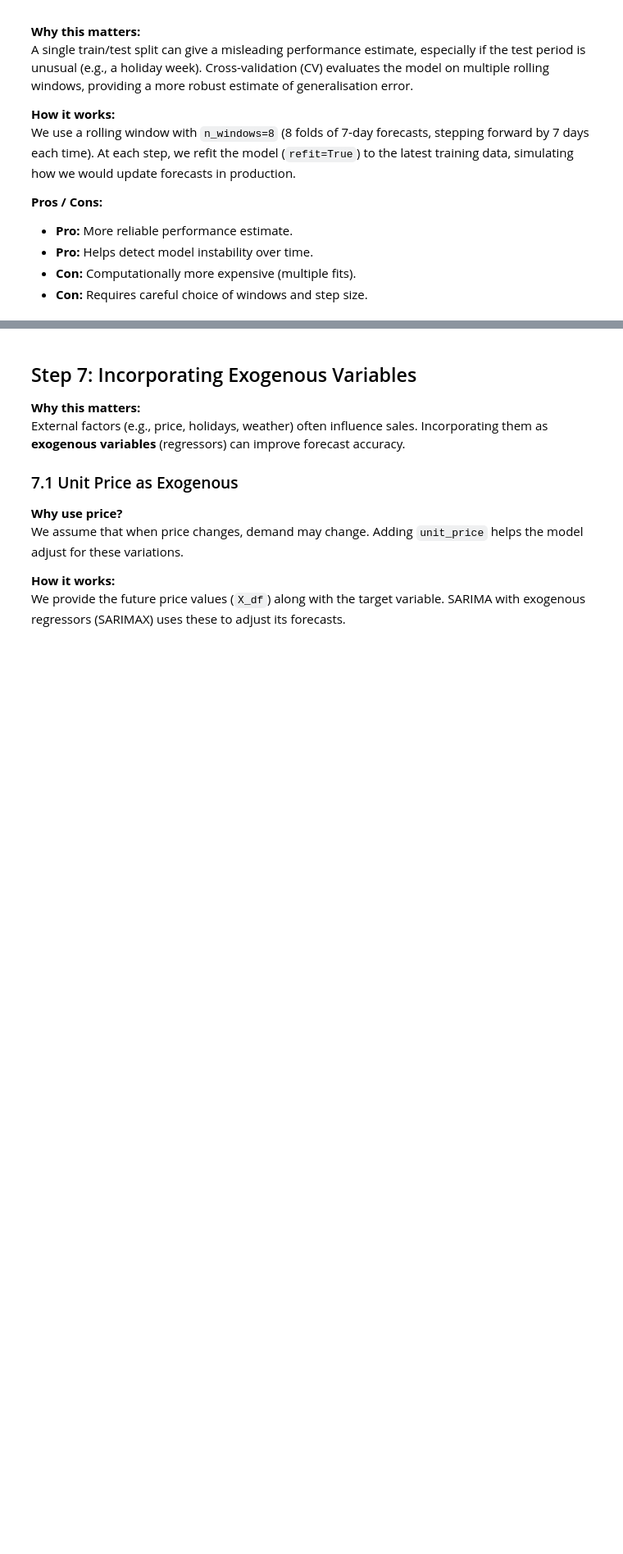
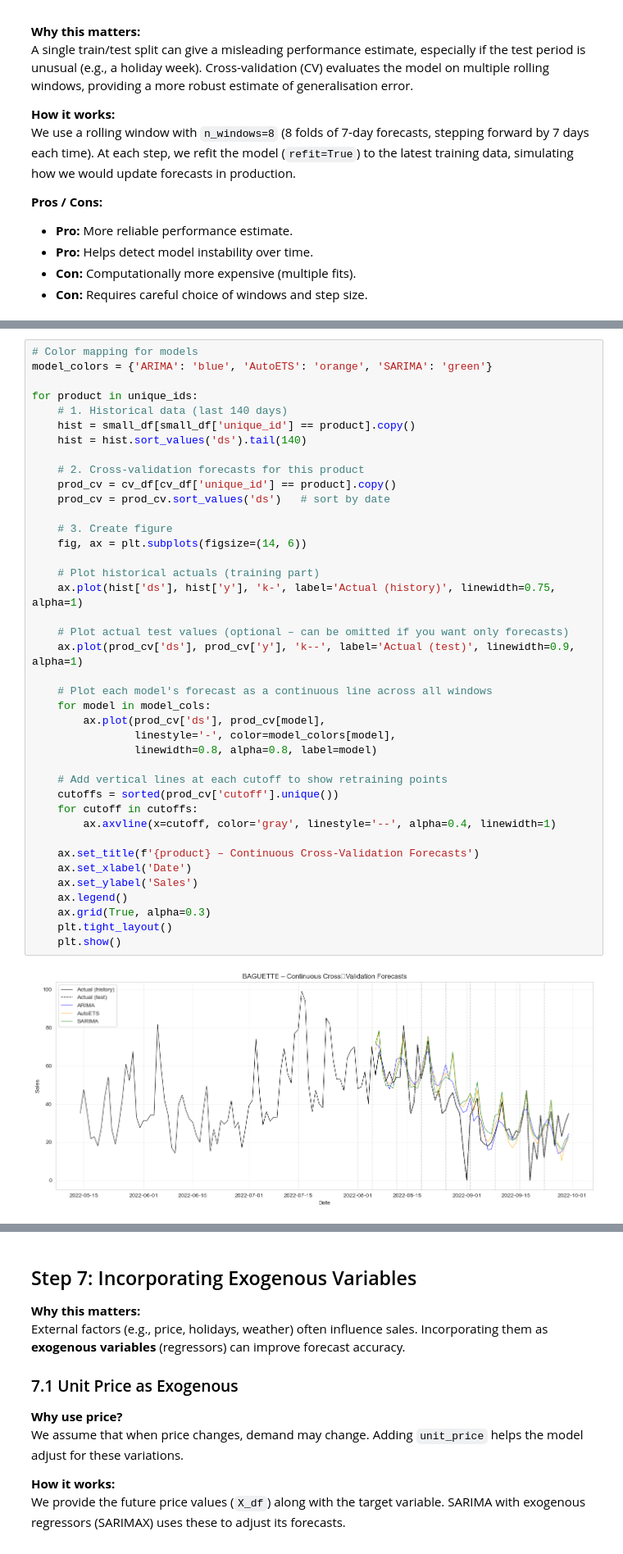
Before and after one commit to tendekaibillymadyara-sys/Time_Series_Forcast, a Jupyter notebook: Time_Series_Forcast/Analysis.ipynb, the cells around one changed output, grey strips where cells are left out. Shown at 82% size. Drawn from its saved outputs; the diff is of its cells as text; blank space fills up the shorter version.

```diff
--- a/Time_Series_Forcast/Analysis.ipynb
+++ b/Time_Series_Forcast/Analysis.ipynb
@@ -296,0 +1328,42 @@ plot_series(
+# %%
+# Color mapping for models
+model_colors = {'ARIMA': 'blue', 'AutoETS': 'orange', 'SARIMA': 'green'}
+
+for product in unique_ids:
+    # 1. Historical data (last 140 days)
+    hist = small_df[small_df['unique_id'] == product].copy()
+    hist = hist.sort_values('ds').tail(140)
+
+    # 2. Cross‑validation forecasts for this product
+    prod_cv = cv_df[cv_df['unique_id'] == product].copy()
+    prod_cv = prod_cv.sort_values('ds')   # sort by date
+
+    # 3. Create figure
+    fig, ax = plt.subplots(figsize=(14, 6))
+
+    # Plot historical actuals (training part)
+    ax.plot(hist['ds'], hist['y'], 'k-', label='Actual (history)', linewidth=0.75, alpha=1)
+
+    # Plot actual test values (optional – can be omitted if you want only forecasts)
+    ax.plot(prod_cv['ds'], prod_cv['y'], 'k--', label='Actual (test)', linewidth=0.9, alpha=1)
+
+    # Plot each model's forecast as a continuous line across all windows
+    for model in model_cols:
+        ax.plot(prod_cv['ds'], prod_cv[model],
+                linestyle='-', color=model_colors[model],
+                linewidth=0.8, alpha=0.8, label=model)
+
+    # Add vertical lines at each cutoff to show retraining points
+    cutoffs = sorted(prod_cv['cutoff'].unique())
+    for cutoff in cutoffs:
+        ax.axvline(x=cutoff, color='gray', linestyle='--', alpha=0.4, linewidth=1)
+
+    ax.set_title(f'{product} – Continuous Cross‑Validation Forecasts')
+    ax.set_xlabel('Date')
+    ax.set_ylabel('Sales')
+    ax.legend()
+    ax.grid(True, alpha=0.3)
+    plt.tight_layout()
+    plt.show()
+# %% [output]
+[figure, added]
```
Also changed, not shown: parts of 30 cells of this notebook, 1 other file.
